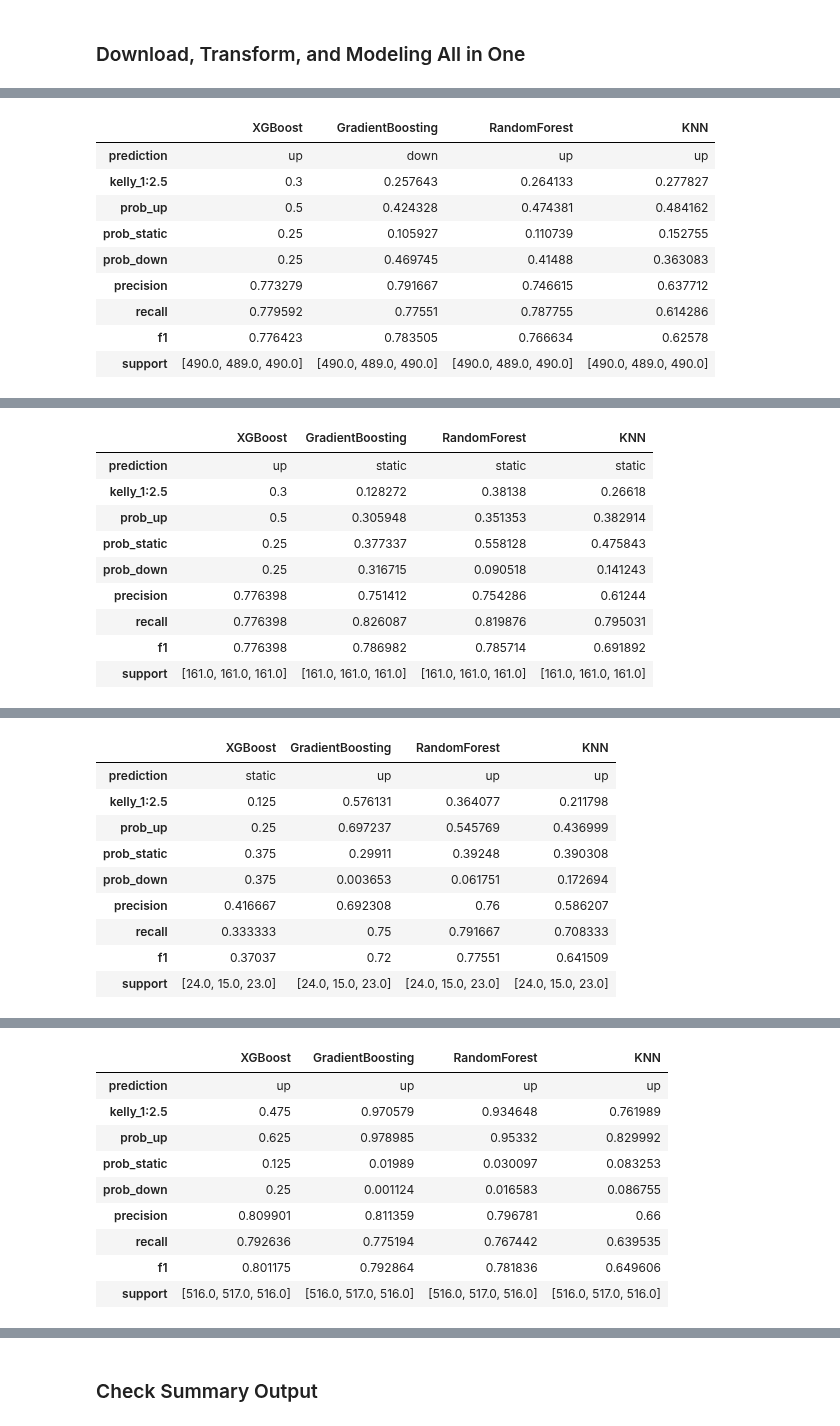
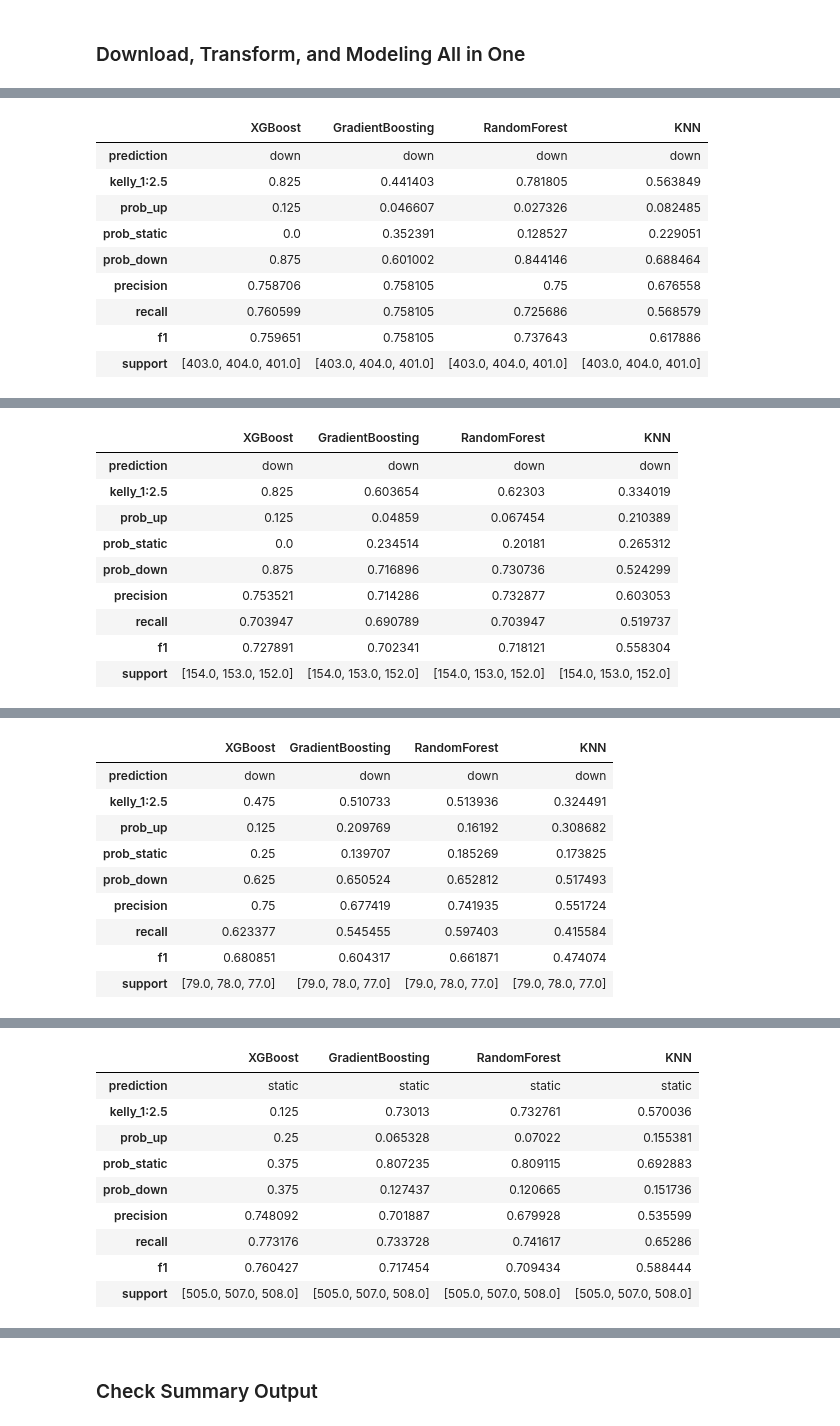
Before and after one commit to yuchild/stock_production, a Jupyter notebook: stock_next_time_frame_predictor.ipynb, the cells around one changed output, grey strips where cells are left out. Drawn from its saved outputs; the diff is of its cells as text; code cells hidden in the pictures.

```diff
--- a/stock_next_time_frame_predictor.ipynb
+++ b/stock_next_time_frame_predictor.ipynb
@@ -43,5 +43,5 @@ from src import functions as f
 # manufactoring suppliers
 # 'lrcs', 'klac', ''
 # %%
-f.predictions('nvda')
+f.predictions('amat')
 # %% [output]
@@ -49,10 +49,10 @@ NVDA 5m Interval Timestamp: 2024-10-22 14:08:01
 |  | XGBoost | GradientBoosting | RandomForest | KNN |
-| prediction | up | down | up | up |
-| kelly_1:2.5 | 0.3 | 0.257643 | 0.264133 | 0.277827 |
-| prob_up | 0.5 | 0.424328 | 0.474381 | 0.484162 |
-| prob_static | 0.25 | 0.105927 | 0.110739 | 0.152755 |
-| prob_down | 0.25 | 0.469745 | 0.41488 | 0.363083 |
-| precision | 0.773279 | 0.791667 | 0.746615 | 0.637712 |
-| recall | 0.779592 | 0.77551 | 0.787755 | 0.614286 |
-| f1 | 0.776423 | 0.783505 | 0.766634 | 0.62578 |
-| support | [490.0, 489.0, 490.0] | [490.0, 489.0, 490.0] | [490.0, 489.0, 490.0] | [490.0, 489.0, 490.0] |
+| prediction | down | down | down | down |
+| kelly_1:2.5 | 0.825 | 0.441403 | 0.781805 | 0.563849 |
+| prob_up | 0.125 | 0.046607 | 0.027326 | 0.082485 |
+| prob_static | 0.0 | 0.352391 | 0.128527 | 0.229051 |
+| prob_down | 0.875 | 0.601002 | 0.844146 | 0.688464 |
+| precision | 0.758706 | 0.758105 | 0.75 | 0.676558 |
+| recall | 0.760599 | 0.758105 | 0.725686 | 0.568579 |
+| f1 | 0.759651 | 0.758105 | 0.737643 | 0.617886 |
+| support | [403.0, 404.0, 401.0] | [403.0, 404.0, 401.0] | [403.0, 404.0, 401.0] | [403.0, 404.0, 401.0] |
@@ -60,10 +60,10 @@ NVDA 15m Interval Timestamp: 2024-10-22 14:08:08
 |  | XGBoost | GradientBoosting | RandomForest | KNN |
-| prediction | up | static | static | static |
-| kelly_1:2.5 | 0.3 | 0.128272 | 0.38138 | 0.26618 |
-| prob_up | 0.5 | 0.305948 | 0.351353 | 0.382914 |
-| prob_static | 0.25 | 0.377337 | 0.558128 | 0.475843 |
-| prob_down | 0.25 | 0.316715 | 0.090518 | 0.141243 |
-| precision | 0.776398 | 0.751412 | 0.754286 | 0.61244 |
-| recall | 0.776398 | 0.826087 | 0.819876 | 0.795031 |
-| f1 | 0.776398 | 0.786982 | 0.785714 | 0.691892 |
-| support | [161.0, 161.0, 161.0] | [161.0, 161.0, 161.0] | [161.0, 161.0, 161.0] | [161.0, 161.0, 161.0] |
+| prediction | down | down | down | down |
+| kelly_1:2.5 | 0.825 | 0.603654 | 0.62303 | 0.334019 |
+| prob_up | 0.125 | 0.04859 | 0.067454 | 0.210389 |
+| prob_static | 0.0 | 0.234514 | 0.20181 | 0.265312 |
+| prob_down | 0.875 | 0.716896 | 0.730736 | 0.524299 |
+| precision | 0.753521 | 0.714286 | 0.732877 | 0.603053 |
+| recall | 0.703947 | 0.690789 | 0.703947 | 0.519737 |
+| f1 | 0.727891 | 0.702341 | 0.718121 | 0.558304 |
+| support | [154.0, 153.0, 152.0] | [154.0, 153.0, 152.0] | [154.0, 153.0, 152.0] | [154.0, 153.0, 152.0] |
@@ -71,10 +71,10 @@ NVDA 30m Interval Timestamp: 2024-10-22 14:08:12
 |  | XGBoost | GradientBoosting | RandomForest | KNN |
-| prediction | static | up | up | up |
-| kelly_1:2.5 | 0.125 | 0.576131 | 0.364077 | 0.211798 |
-| prob_up | 0.25 | 0.697237 | 0.545769 | 0.436999 |
-| prob_static | 0.375 | 0.29911 | 0.39248 | 0.390308 |
-| prob_down | 0.375 | 0.003653 | 0.061751 | 0.172694 |
-| precision | 0.416667 | 0.692308 | 0.76 | 0.586207 |
-| recall | 0.333333 | 0.75 | 0.791667 | 0.708333 |
-| f1 | 0.37037 | 0.72 | 0.77551 | 0.641509 |
-| support | [24.0, 15.0, 23.0] | [24.0, 15.0, 23.0] | [24.0, 15.0, 23.0] | [24.0, 15.0, 23.0] |
+| prediction | down | down | down | down |
+| kelly_1:2.5 | 0.475 | 0.510733 | 0.513936 | 0.324491 |
+| prob_up | 0.125 | 0.209769 | 0.16192 | 0.308682 |
+| prob_static | 0.25 | 0.139707 | 0.185269 | 0.173825 |
+| prob_down | 0.625 | 0.650524 | 0.652812 | 0.517493 |
+| precision | 0.75 | 0.677419 | 0.741935 | 0.551724 |
+| recall | 0.623377 | 0.545455 | 0.597403 | 0.415584 |
+| f1 | 0.680851 | 0.604317 | 0.661871 | 0.474074 |
+| support | [79.0, 78.0, 77.0] | [79.0, 78.0, 77.0] | [79.0, 78.0, 77.0] | [79.0, 78.0, 77.0] |
@@ -82,10 +82,10 @@ NVDA 1h Interval Timestamp: 2024-10-22 14:08:14
 |  | XGBoost | GradientBoosting | RandomForest | KNN |
-| prediction | up | up | up | up |
-| kelly_1:2.5 | 0.475 | 0.970579 | 0.934648 | 0.761989 |
-| prob_up | 0.625 | 0.978985 | 0.95332 | 0.829992 |
-| prob_static | 0.125 | 0.01989 | 0.030097 | 0.083253 |
-| prob_down | 0.25 | 0.001124 | 0.016583 | 0.086755 |
-| precision | 0.809901 | 0.811359 | 0.796781 | 0.66 |
-| recall | 0.792636 | 0.775194 | 0.767442 | 0.639535 |
-| f1 | 0.801175 | 0.792864 | 0.781836 | 0.649606 |
-| support | [516.0, 517.0, 516.0] | [516.0, 517.0, 516.0] | [516.0, 517.0, 516.0] | [516.0, 517.0, 516.0] |
+| prediction | static | static | static | static |
+| kelly_1:2.5 | 0.125 | 0.73013 | 0.732761 | 0.570036 |
+| prob_up | 0.25 | 0.065328 | 0.07022 | 0.155381 |
+| prob_static | 0.375 | 0.807235 | 0.809115 | 0.692883 |
+| prob_down | 0.375 | 0.127437 | 0.120665 | 0.151736 |
+| precision | 0.748092 | 0.701887 | 0.679928 | 0.535599 |
+| recall | 0.773176 | 0.733728 | 0.741617 | 0.65286 |
+| f1 | 0.760427 | 0.717454 | 0.709434 | 0.588444 |
+| support | [505.0, 507.0, 508.0] | [505.0, 507.0, 508.0] | [505.0, 507.0, 508.0] | [505.0, 507.0, 508.0] |
```
Also changed, not shown: parts of 1 cell of this notebook, 14 other files.
